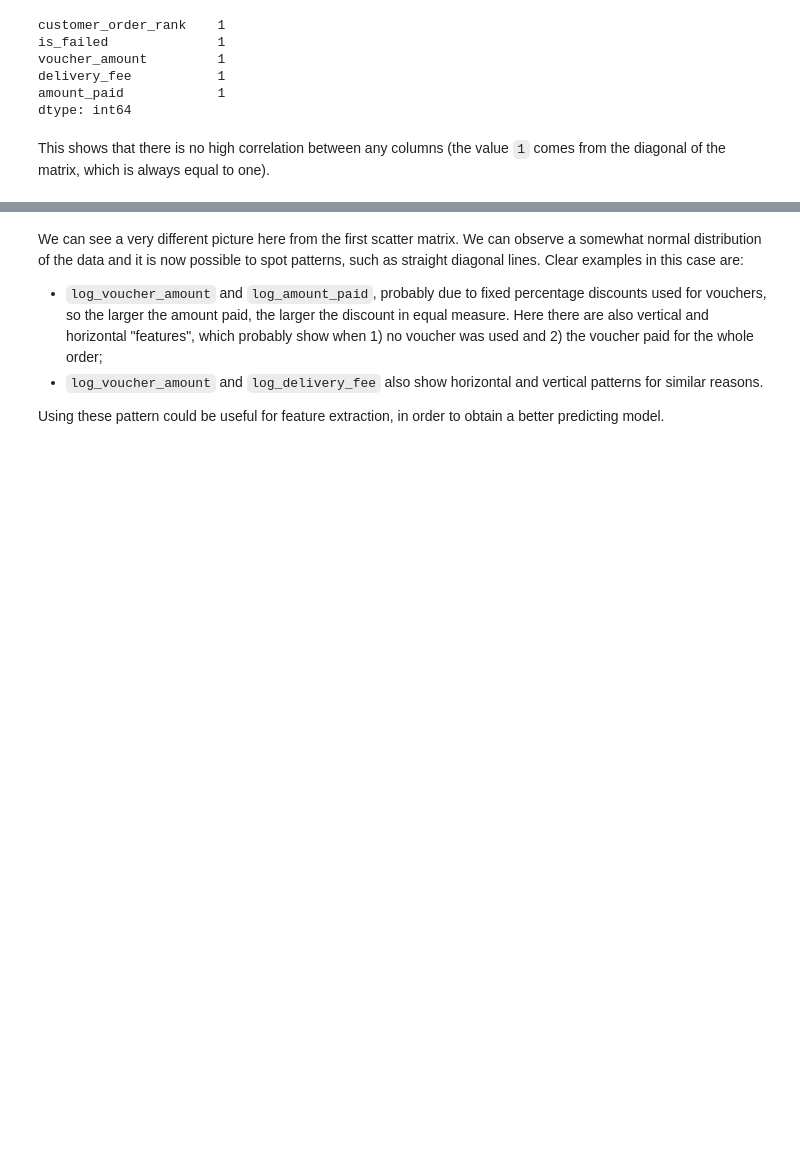
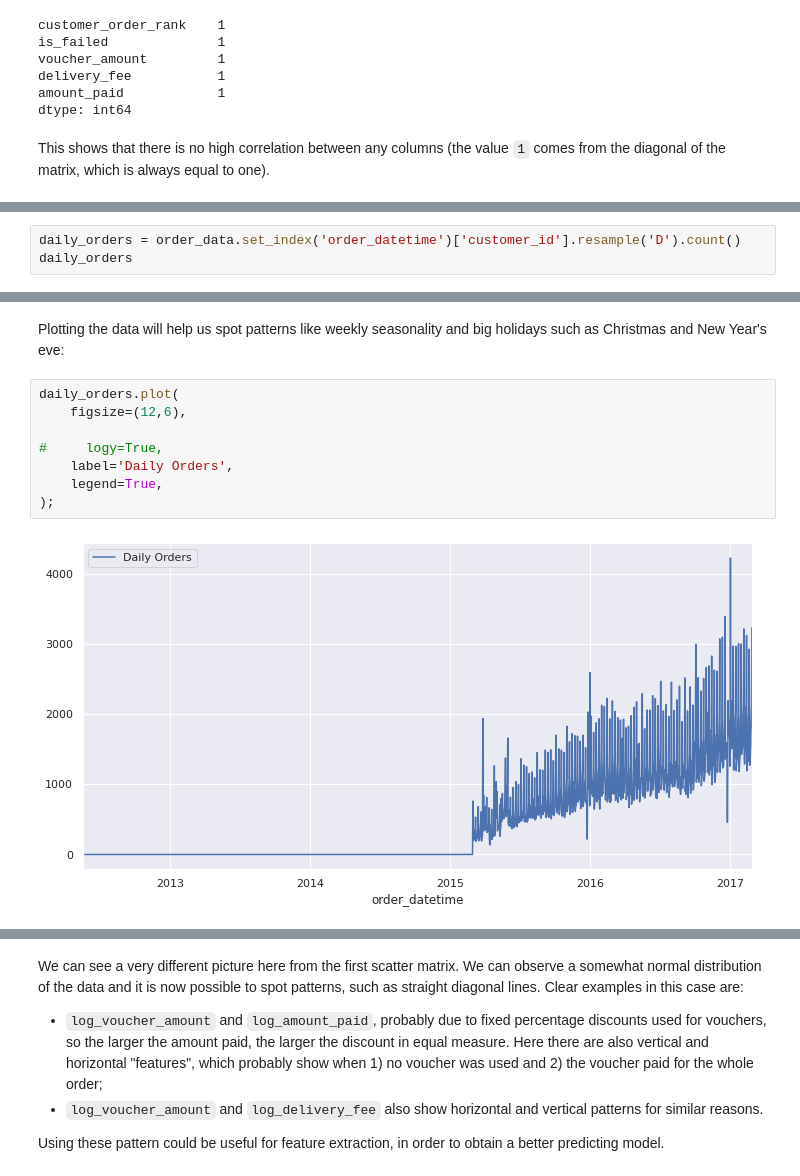
Before and after one commit to teoguso/fluffy-flower, a Jupyter notebook: notebooks/01-mg-initial-data-exploration.ipynb, the cells around one changed output, grey strips where cells are left out. Cells and saved outputs as stored; diff of their text form; blank space fills up the shorter version.

```diff
--- a/notebooks/01-mg-initial-data-exploration.ipynb
+++ b/notebooks/01-mg-initial-data-exploration.ipynb
@@ -384,0 +398,3 @@ which is always equal to one).
+# %%
+daily_orders = order_data.set_index('order_datetime')['customer_id'].resample('D').count()
+daily_orders
@@ -384,0 +415,12 @@ which is always equal to one).
+# %% [markdown]
+Plotting the data will help us spot patterns like weekly seasonality and big holidays such as Christmas and New Year's eve:
+# %%
+daily_orders.plot(
+    figsize=(12,6),
+
+#     logy=True,
+    label='Daily Orders',
+    legend=True,
+);
+# %% [output]
+[figure, added]
```
Also changed, not shown: parts of 57 cells of this notebook, 1 other file.
